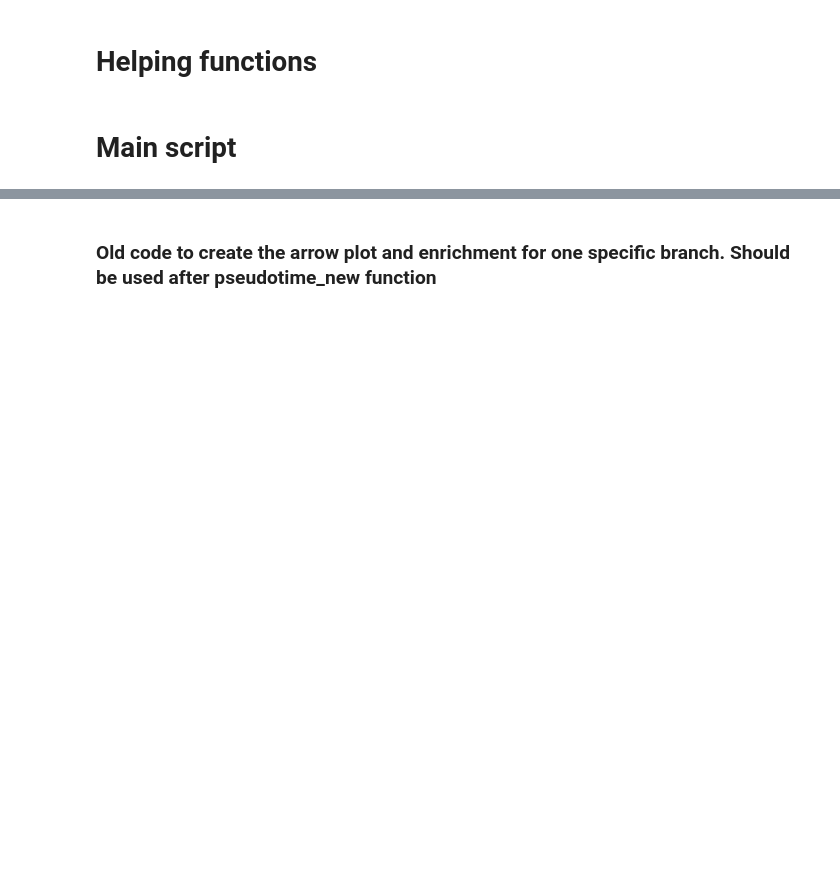
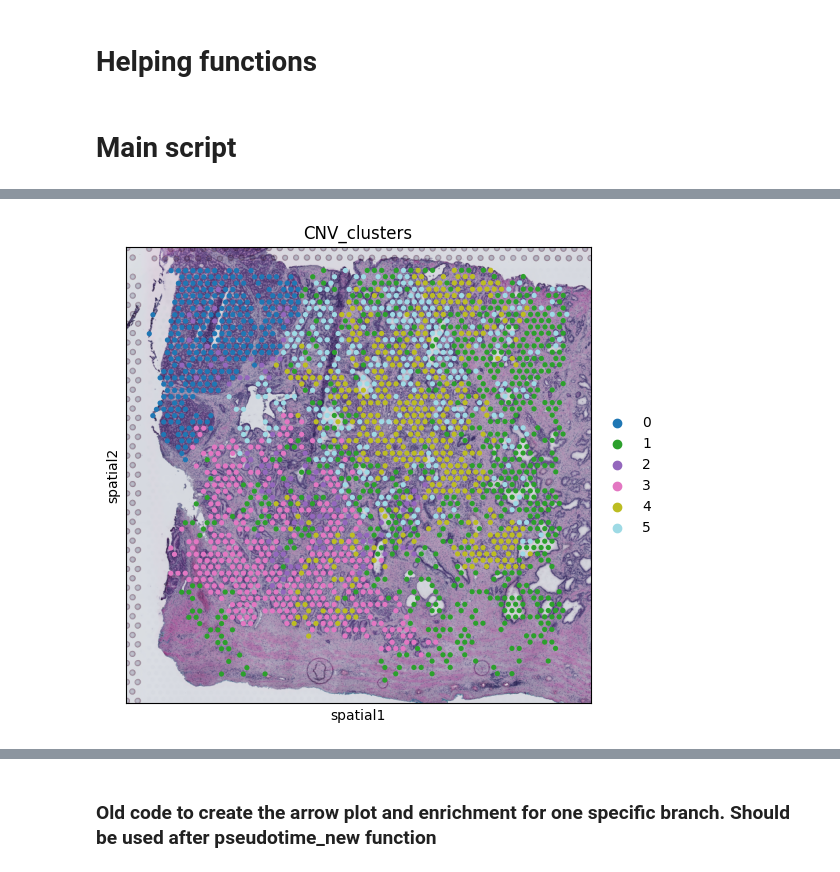
Before and after one commit to SDTC-CPMed/Spatial_CCC, a Jupyter notebook: python/Pseudotime_computations.ipynb, the cells around one changed output, grey strips where cells are left out. Cells and saved outputs as stored; diff of their text form; code cells hidden in the pictures; blank space fills up the shorter version.

```diff
--- a/python/Pseudotime_computations.ipynb
+++ b/python/Pseudotime_computations.ipynb
@@ -832,4 +853,15 @@ Scale step is finished in adata.X
 PCA is done! Generated in adata.obsm['X_pca'], adata.uns['pca'] and adata.varm['PCs']
 Applying Louvain cluster ...
 Louvain cluster is done! The labels are stored in adata.obs['louvain']
+# %%
+sc.pl.spatial(adata,
+                # show first 8 cell types
+                color=use_label,
+                ncols=4, size=1.3,
+                img_key="downscaled_fullres",
+                # limit color scale at 99.2% quantile of cell abundance
+                spot_size = adata.uns['spatial']['ST']['scalefactors']['spot_diameter_fullres'],
+                palette = 'tab20')
+# %% [output]
+[figure, added]
 # %%
```
Also changed, not shown: parts of 9 cells of this notebook, 1 other file.
